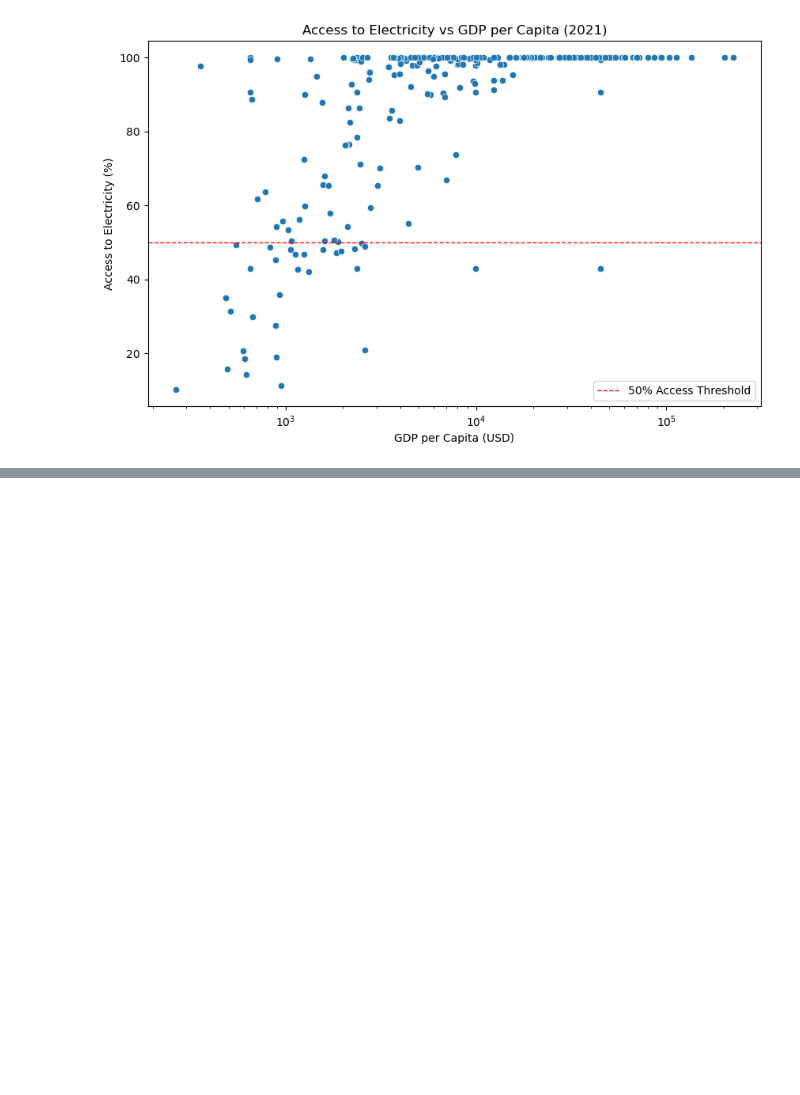
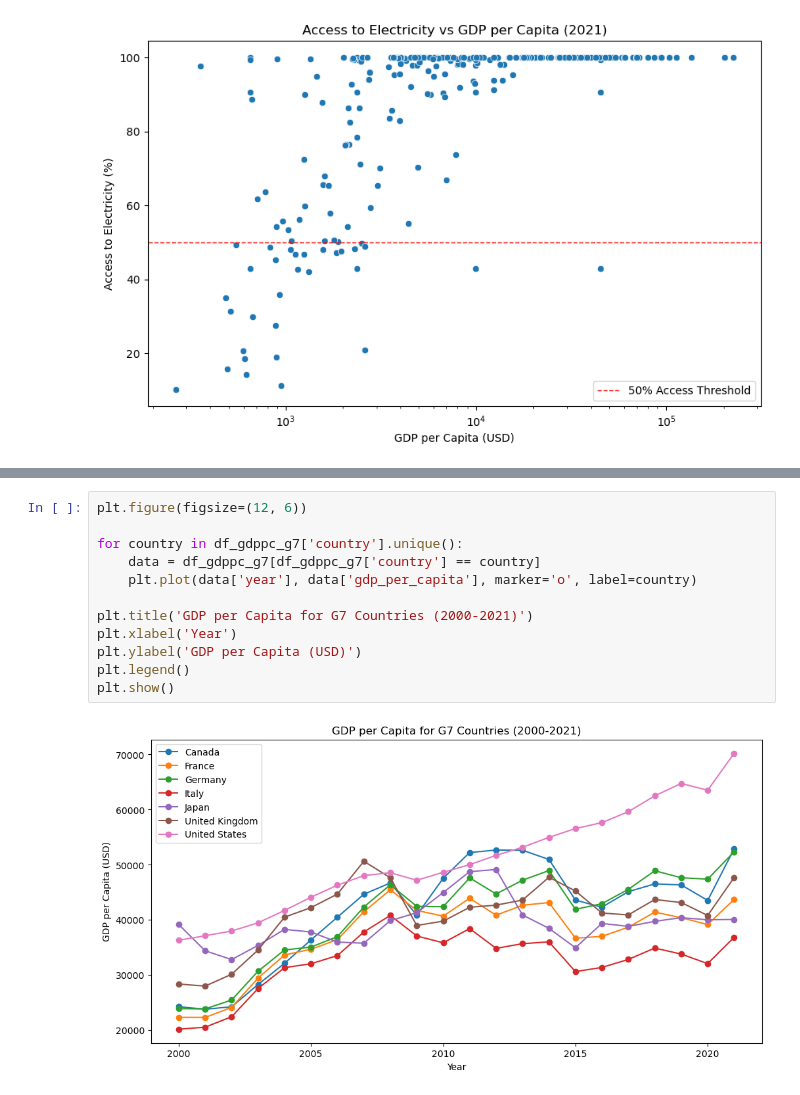
Before and after one commit to Tp12menon/Financial_Inclusion, a Jupyter notebook: financial_inclusion_analysis.ipynb, the cells around one changed output, grey strips where cells are left out. Saved outputs shown, nothing was run; the diff lists cells and outputs as text; blank space fills up the shorter version.

```diff
--- a/financial_inclusion_analysis.ipynb
+++ b/financial_inclusion_analysis.ipynb
@@ -391,0 +484,14 @@ plt.show()
+# %%
+plt.figure(figsize=(12, 6))
+
+for country in df_gdppc_g7['country'].unique():
+    data = df_gdppc_g7[df_gdppc_g7['country'] == country]
+    plt.plot(data['year'], data['gdp_per_capita'], marker='o', label=country)
+
+plt.title('GDP per Capita for G7 Countries (2000-2021)')
+plt.xlabel('Year')
+plt.ylabel('GDP per Capita (USD)')
+plt.legend()
+plt.show()
+# %% [output]
+[figure, added]
```
Also changed, not shown: parts of 12 cells of this notebook.
